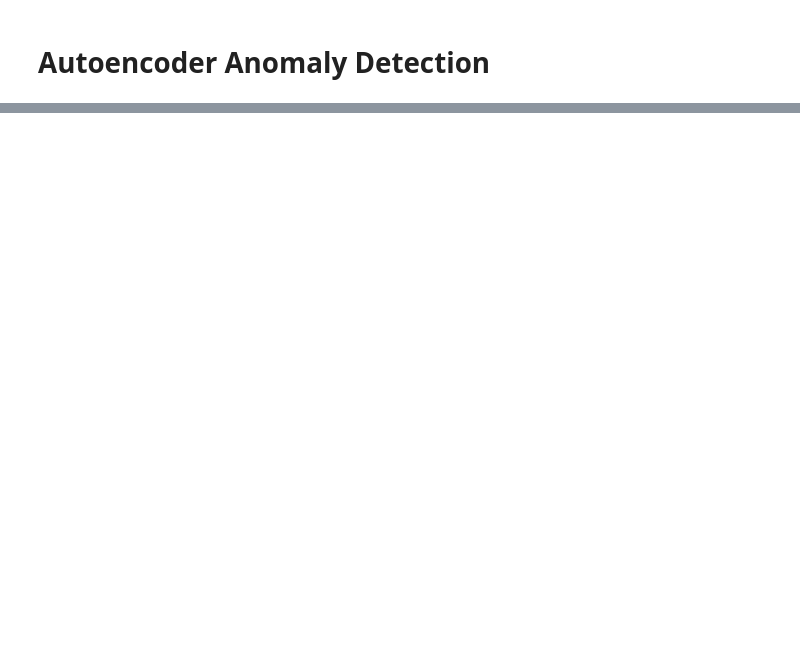
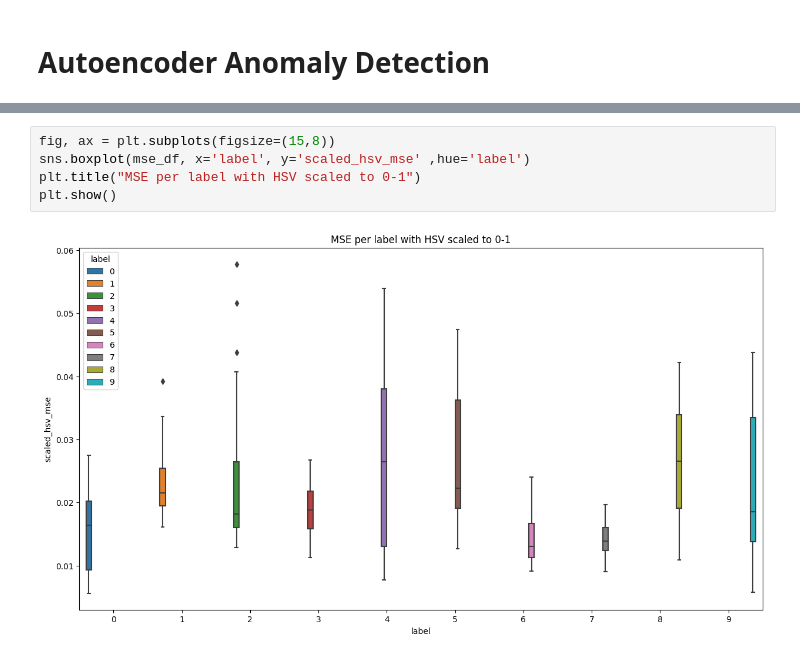
Before and after one commit to seanhyper/plant_disease_ds, a Jupyter notebook: exploration.ipynb, the cells around one changed output, grey strips where cells are left out. Saved outputs shown, nothing was run; the diff lists cells and outputs as text; blank space fills up the shorter version.

```diff
--- a/exploration.ipynb
+++ b/exploration.ipynb
@@ -595 +677,8 @@ plt.show()
+# %%
+fig, ax = plt.subplots(figsize=(15,8))
+sns.boxplot(mse_df, x='label', y='scaled_hsv_mse' ,hue='label')
+plt.title("MSE per label with HSV scaled to 0-1")
+plt.show()
+# %% [output]
+[figure, added]
 # %%
```
Also changed, not shown: parts of 22 cells of this notebook, 1 other file.
